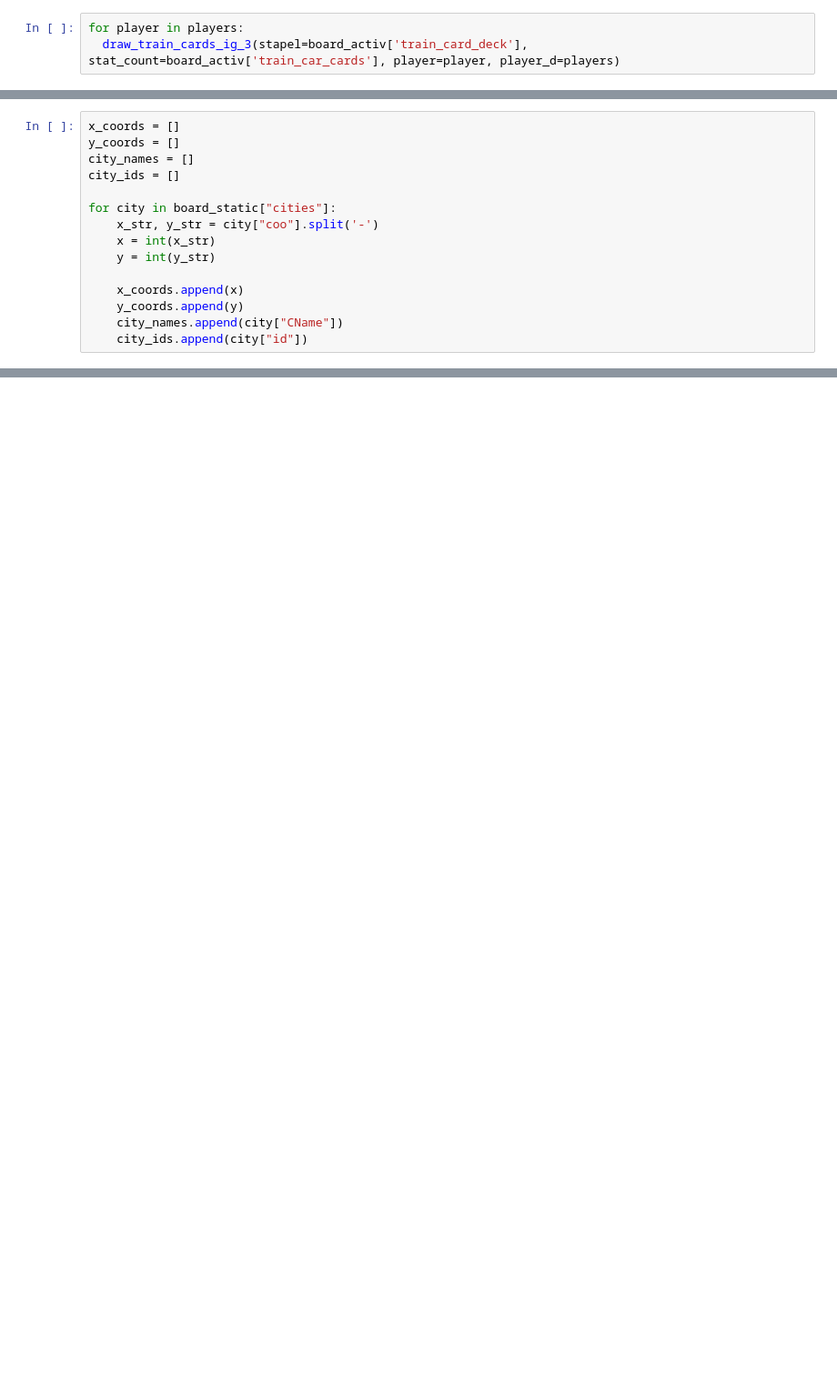
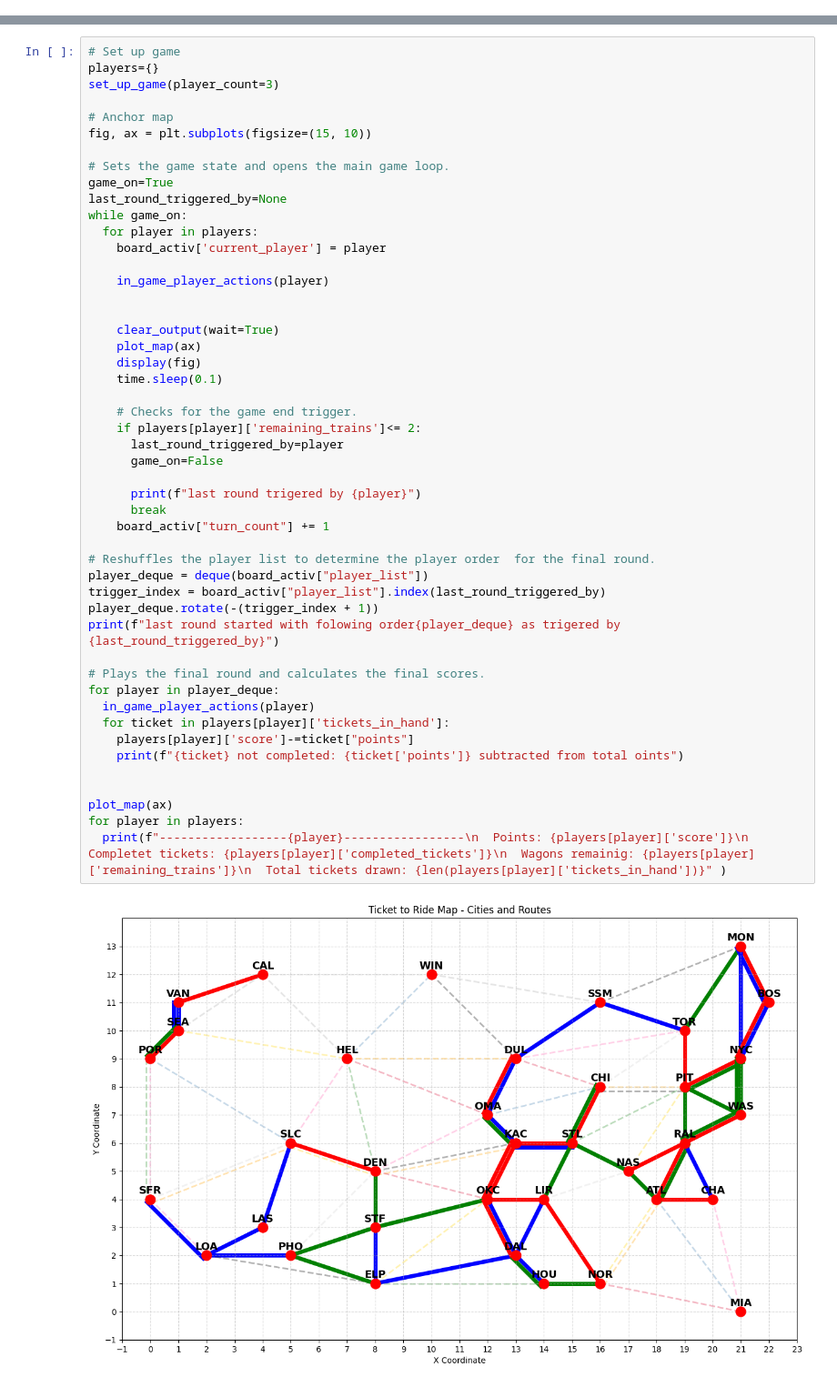
Before and after one commit to VinzenzHormann/ticket_to_ride_AI_RL, a Jupyter notebook: notebooks/ticket_to_ride_engine.ipynb, the cells around one changed output, grey strips where cells are left out. Shown at 91% size. Cells and saved outputs as stored; diff of their text form; blank space fills up the shorter version.

```diff
--- a/notebooks/ticket_to_ride_engine.ipynb
+++ b/notebooks/ticket_to_ride_engine.ipynb
@@ -789,3 +0,0 @@ ticket returned {'city_1_id': 'TOR', 'city_2_id': 'MIA', 'points': 10}
-# %%
-for player in players:
-  draw_train_cards_ig_3(stapel=board_activ['train_card_deck'], stat_count=board_activ['train_car_cards'], player=player, player_d=players)
@@ -841,15 +0,0 @@ import numpy as np
-# %%
-x_coords = []
-y_coords = []
-city_names = []
-city_ids = []
-
-for city in board_static["cities"]:
-    x_str, y_str = city["coo"].split('-')
-    x = int(x_str)
-    y = int(y_str)
-
-    x_coords.append(x)
-    y_coords.append(y)
-    city_names.append(city["CName"])
-    city_ids.append(city["id"])
@@ -1064,0 +1146,51 @@ plot_ttr_map(board_static["cities"], board_static["routes"], claimed_routes=simu
+# %%
+# Set up game
+players={}
+set_up_game(player_count=3)
+
+# Anchor map
+fig, ax = plt.subplots(figsize=(15, 10))
+
+# Sets the game state and opens the main game loop.
+game_on=True
+last_round_triggered_by=None
+while game_on:
+  for player in players:
+    board_activ['current_player'] = player
+
+    in_game_player_actions(player)
+
+
+    clear_output(wait=True)
+    plot_map(ax)
+    display(fig)
+    time.sleep(0.1)
+
+    # Checks for the game end trigger.
+    if players[player]['remaining_trains']<= 2:
+      last_round_triggered_by=player
+      game_on=False
+
+      print(f"last round trigered by {player}")
+      break
+    board_activ["turn_count"] += 1
+
+# Reshuffles the player list to determine the player order  for the final round.
+player_deque = deque(board_activ["player_list"])
+trigger_index = board_activ["player_list"].index(last_round_triggered_by)
+player_deque.rotate(-(trigger_index + 1))
+print(f"last round started with folowing order{player_deque} as trigered by {last_round_triggered_by}")
+
+# Plays the final round and calculates the final scores.
+for player in player_deque:
+  in_game_player_actions(player)
+  for ticket in players[player]['tickets_in_hand']:
+    players[player]['score']-=ticket["points"]
+    print(f"{ticket} not completed: {ticket['points']} subtracted from total oints")
+
+
+plot_map(ax)
+for player in players:
+  print(f"------------------{player}-----------------\n  Points: {players[player]['score']}\n  Completet tickets: {players[player]['completed_tickets']}\n  Wagons remainig: {players[player]['remaining_trains']}\n  Total tickets drawn: {len(players[player]['tickets_in_hand'])}" )
+# %% [output]
+[figure, added]
```
Also changed, not shown: parts of 53 cells of this notebook, 3 other files.
